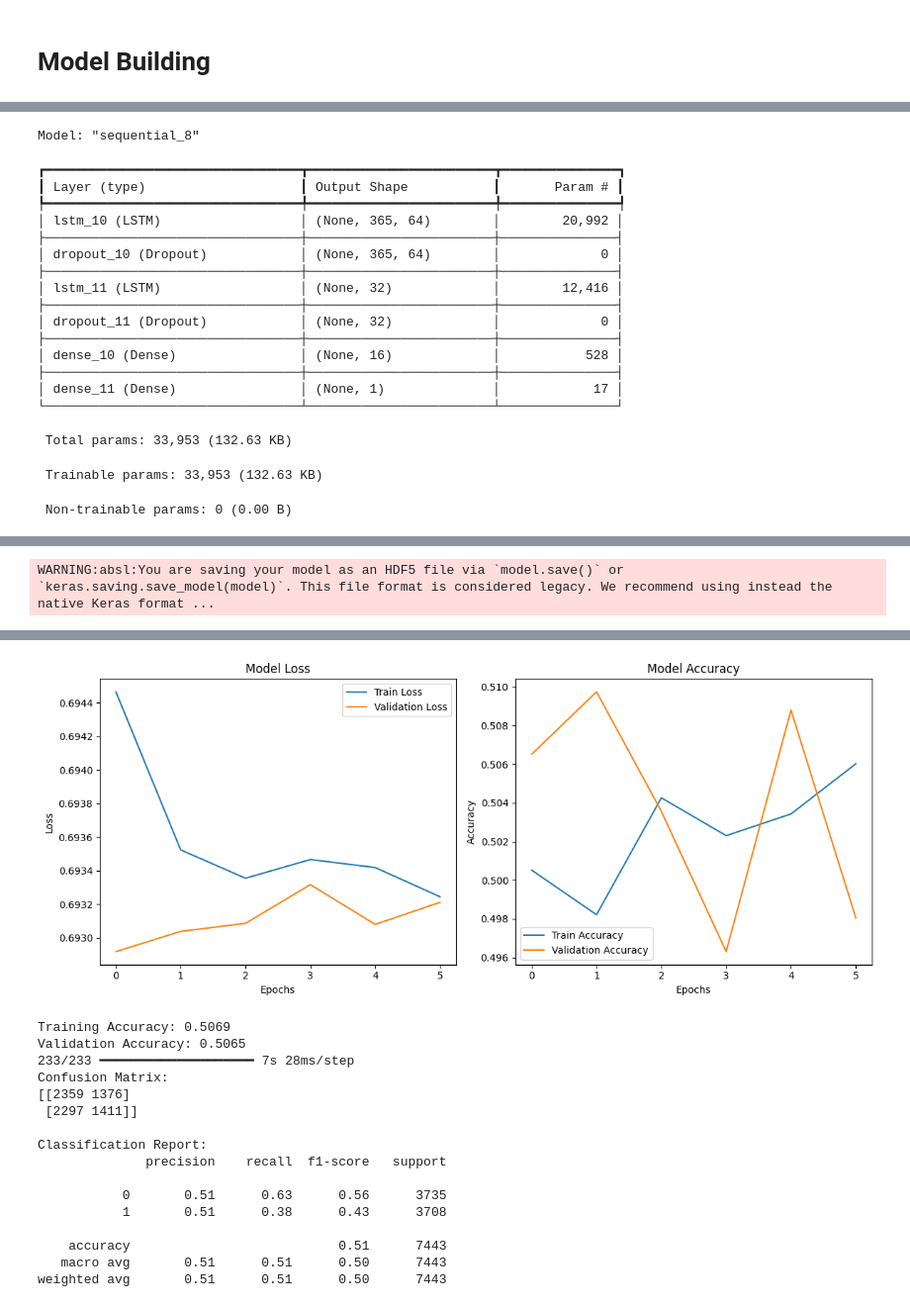
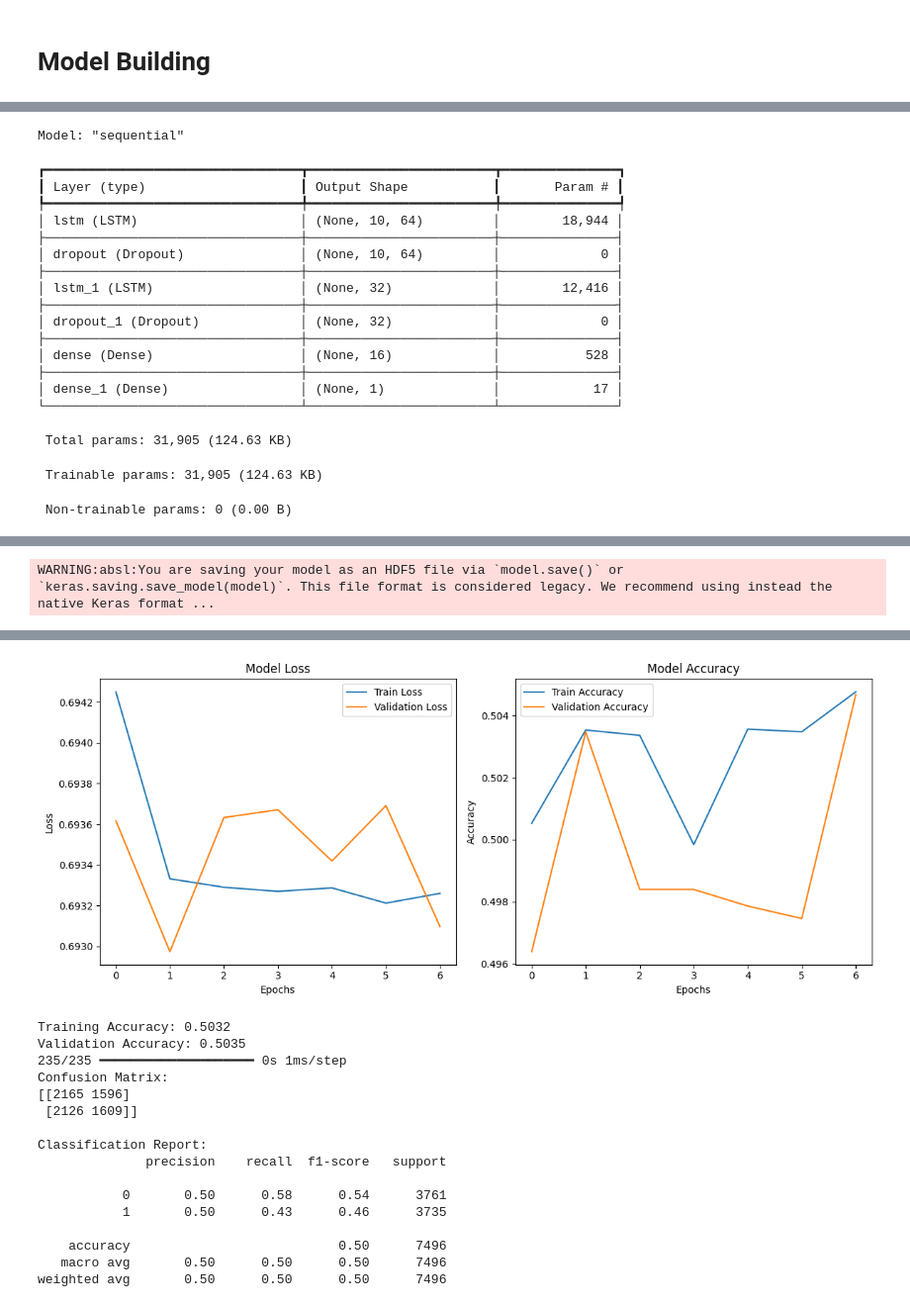
Before and after one commit to kunthshah21/Crypto-Price-Movement-Prediction, a Jupyter notebook: prediction.ipynb, the cells around one changed output, grey strips where cells are left out. Shown at 99% size. Cells and saved outputs as stored; diff of their text form; code cells hidden in the pictures.

```diff
--- a/prediction.ipynb
+++ b/prediction.ipynb
@@ -537,7 +558,7 @@ print(mi_df)
 drop_features = [
     'MA_10_lag_4', 'MA_10_lag_8', 'MA_10_lag_5', 'Sentiment_Score',
     'MA_10_lag_3', 'MA_10_lag_1', 'MA_5_lag_3', 'MA_5_lag_1',
-    'Event_Impact', 'Volume'
+    'Event_Impact', 'Volume', 'MA_5_lag_2', 'MA_5', 'MA_10_lag_7', 'MA_5_lag_4', 'Sentiment_deltas', 'MA_10_lag_6', 'Momentum_ratios'
 ]
 
 existing_drop_features = [col for col in drop_features if col in df.columns]
@@ -570,6 +591,7 @@ features_scaled_df = pd.DataFrame(scaled_values, columns=cols_to_scale, index=df
 features_scaled_df['Price_Movement'] = df['Price_Movement']
 features_scaled_df['Date'] = df['Date']
 
+features_scaled_df = features_scaled_df.drop(columns=['Price_Change'])
 
 print(features_scaled_df.head())
 # %% [output]
@@ -593,6 +611,6 @@ print(features_scaled_df.head())
 # %%
 # Define the window size
-window_size = 365
+window_size = 10
 
 def create_time_windows(data, window_size):
     X_windows = []
@@ -698,8 +716,8 @@ callbacks = [
 # Train the model
 history = model.fit(
     X_train, y_train,
-    epochs=50,
-    batch_size=32,
+    epochs=10,
+    batch_size=64,
     validation_data=(X_val, y_val),
     callbacks=callbacks,
     verbose=1
@@ -746,22 +764,22 @@ print(conf_matrix)
 print("\nClassification Report:")
 print(class_report)
 # %% [output]
-Model: "sequential_8"
+Model: "sequential"
 ┏━━━━━━━━━━━━━━━━━━━━━━━━━━━━━━━━━┳━━━━━━━━━━━━━━━━━━━━━━━━┳━━━━━━━━━━━━━━━┓
 ┃ Layer (type)                    ┃ Output Shape           ┃       Param # ┃
 ┡━━━━━━━━━━━━━━━━━━━━━━━━━━━━━━━━━╇━━━━━━━━━━━━━━━━━━━━━━━━╇━━━━━━━━━━━━━━━┩
-│ lstm_10 (LSTM)                  │ (None, 365, 64)        │        20,992 │
+│ lstm (LSTM)                     │ (None, 10, 64)         │        18,944 │
 ├─────────────────────────────────┼────────────────────────┼───────────────┤
-│ dropout_10 (Dropout)            │ (None, 365, 64)        │             0 │
+│ dropout (Dropout)               │ (None, 10, 64)         │             0 │
 ├─────────────────────────────────┼────────────────────────┼───────────────┤
-│ lstm_11 (LSTM)                  │ (None, 32)             │        12,416 │
+│ lstm_1 (LSTM)                   │ (None, 32)             │        12,416 │
 ├─────────────────────────────────┼────────────────────────┼───────────────┤
-│ dropout_11 (Dropout)            │ (None, 32)             │             0 │
+│ dropout_1 (Dropout)             │ (None, 32)             │             0 │
 ├─────────────────────────────────┼────────────────────────┼───────────────┤
-│ dense_10 (Dense)                │ (None, 16)             │           528 │
+│ dense (Dense)                   │ (None, 16)             │           528 │
 ├─────────────────────────────────┼────────────────────────┼───────────────┤
-│ dense_11 (Dense)                │ (None, 1)              │            17 │
+│ dense_1 (Dense)                 │ (None, 1)              │            17 │
 └─────────────────────────────────┴────────────────────────┴───────────────┘
- Total params: 33,953 (132.63 KB)
+ Total params: 31,905 (124.63 KB)
- Trainable params: 33,953 (132.63 KB)
+ Trainable params: 31,905 (124.63 KB)
  Non-trainable params: 0 (0.00 B)
@@ -782,20 +804,20 @@ Epoch 6/50
-[figure, old version]
+[figure, new version]
-Training Accuracy: 0.5069
-Validation Accuracy: 0.5065
-233/233 ━━━━━━━━━━━━━━━━━━━━ 7s 28ms/step
-Confusion Matrix:
-[[2359 1376]
- [2297 1411]]
-
-Classification Report:
-              precision    recall  f1-score   support
-
-           0       0.51      0.63      0.56      3735
-           1       0.51      0.38      0.43      3708
-
-    accuracy                           0.51      7443
-   macro avg       0.51      0.51      0.50      7443
-weighted avg       0.51      0.51      0.50      7443
+Training Accuracy: 0.5032
+Validation Accuracy: 0.5035
+235/235 ━━━━━━━━━━━━━━━━━━━━ 0s 1ms/step
+Confusion Matrix:
+[[2165 1596]
+ [2126 1609]]
+
+Classification Report:
+              precision    recall  f1-score   support
+
+           0       0.50      0.58      0.54      3761
+           1       0.50      0.43      0.46      3735
+
+    accuracy                           0.50      7496
+   macro avg       0.50      0.50      0.50      7496
+weighted avg       0.50      0.50      0.50      7496
 # %%
 print(model.summary())
 print("Number of epochs ran:", len(history.history['loss']))
```
Also changed, not shown: parts of 9 cells of this notebook, 3 other files.
